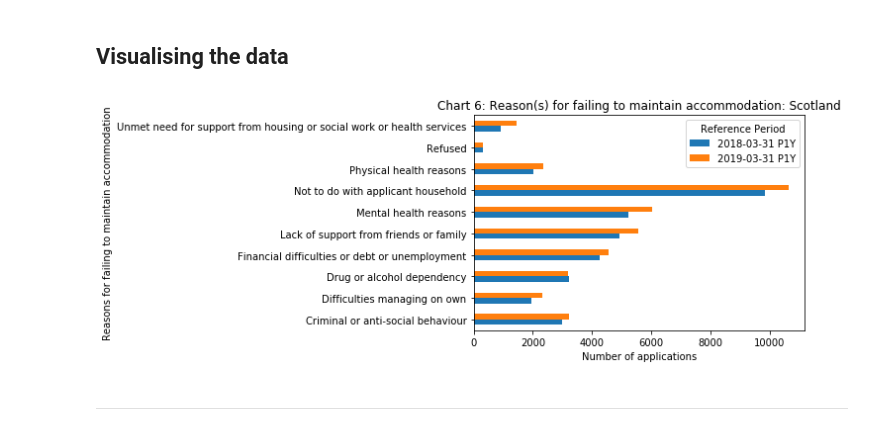
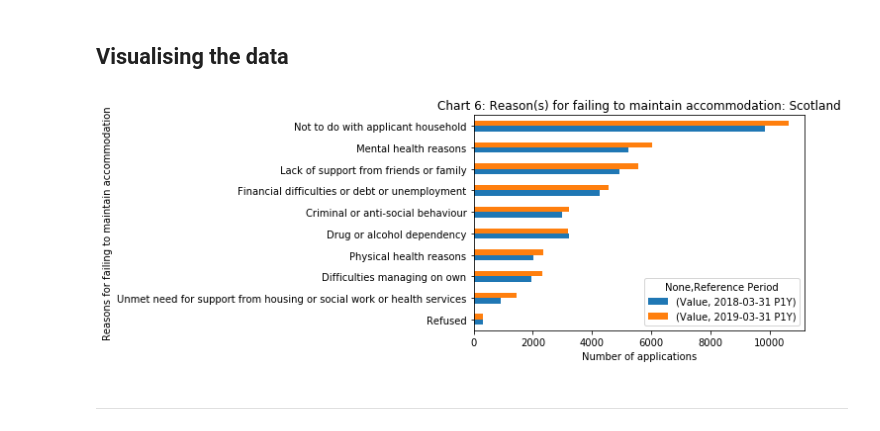
Before and after one commit to GSS-Cogs/family-disability, a Jupyter notebook: datasets/SG-homelessness-in-scotland-annual-publication/Data Visualisation/Data-Visualisation-SG-homelessness-in-scotland-annual-publication.ipynb, the cells around one changed output. Drawn from its saved outputs; the diff is of its cells as text; code cells hidden in the pictures.

Commit message:
Updated visuals

```diff
--- a/datasets/SG-homelessness-in-scotland-annual-publication/Data Visualisation/Data-Visualisation-SG-homelessness-in-scotland-annual-publication.ipynb
+++ b/datasets/SG-homelessness-in-scotland-annual-publication/Data Visualisation/Data-Visualisation-SG-homelessness-in-scotland-annual-publication.ipynb
@@ -101,2 +121,3 @@ next step is to select a particular Series group from the original DataFrame gro
 # %%
-group_data = chart_6_data.groupby(['Reasons for failing to maintain accommodation', 'Reference Period'])
+group_data = (chart_6_data.groupby(['Reasons for failing to maintain accommodation', 'Reference Period']).agg({'Value':sum}).unstack(fill_value=0))
+group_data
@@ -128,0 +140,3 @@ result = group_data['Value'].aggregate(np.sum).unstack()
+# %%
+sorted_data = group_data.sort_values([('Value', '2019-03-31 P1Y')], ascending=True)
+sorted_data
@@ -131,11 +159,11 @@ Now the data is in the shape required the bar chart can be plotted using the .pl
 # %% [markdown]
 ## Visualising the data
 # %%
-result.plot(kind='barh', title ='Chart 6: Reason(s) for failing to maintain accommodation: Scotland')
+sorted_data.plot(kind='barh', title ='Chart 6: Reason(s) for failing to maintain accommodation: Scotland')
 plt.xlabel('Number of applications')
 plt.show()
 # %% [output]
-[figure, old version]
+[figure, new version]
 # %% [markdown]
 ----------------------------------------------------------------------------------------------------------------------
 # %% [markdown]
```
Also changed, not shown: parts of 9 cells of this notebook.
